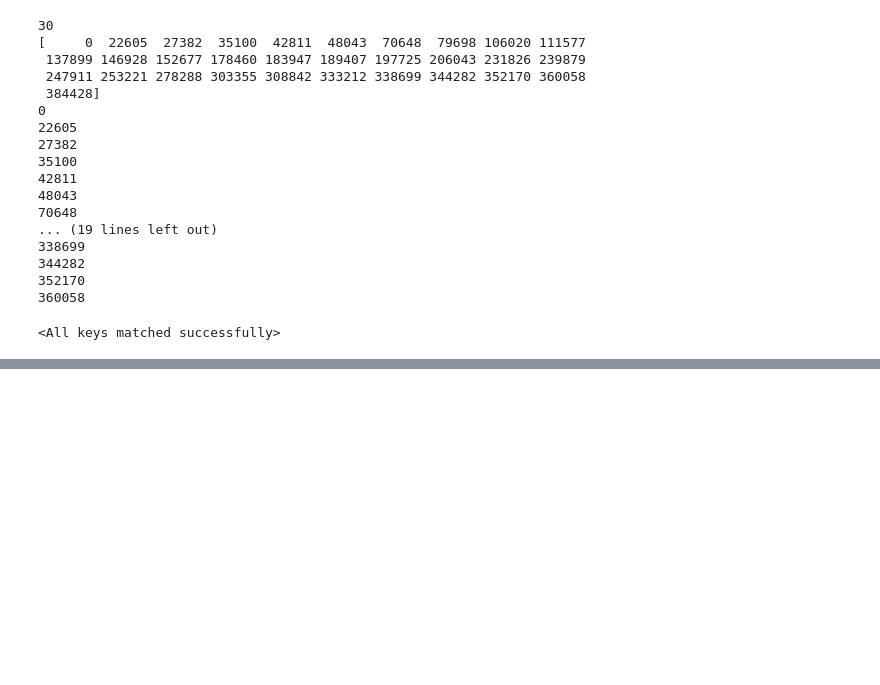
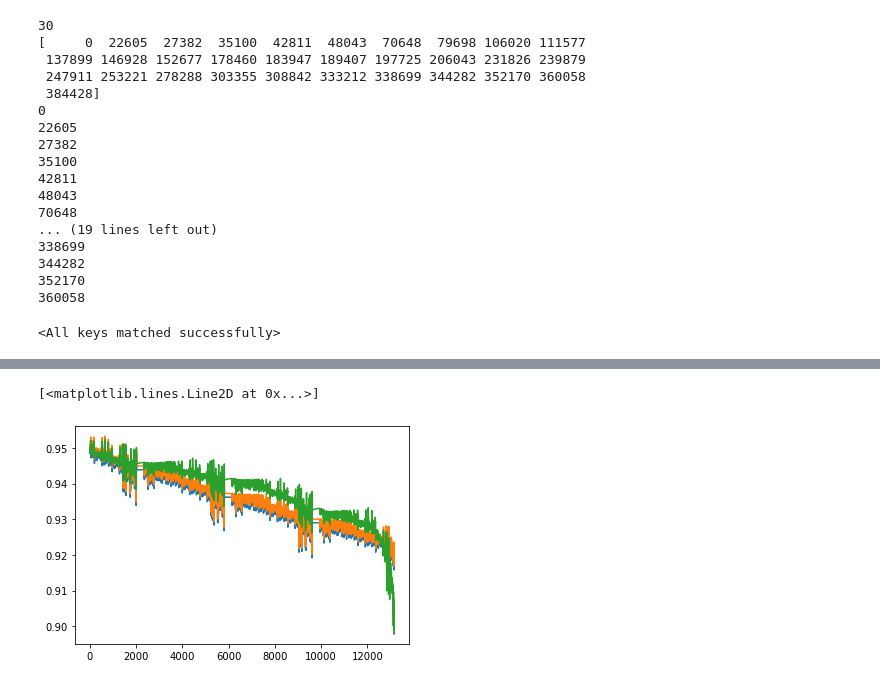
Before and after one commit to sebastianpinedaar/time-series-meta-learning, a Jupyter notebook: master-thesis/Code/meta-learning/MAML-50-50.ipynb, the cells around one changed output, grey strips where cells are left out. Saved outputs shown, nothing was run; the diff lists cells and outputs as text; code cells hidden in the pictures; blank space fills up the shorter version.

Commit message:
50 evaluation after milestone

```diff
--- a/master-thesis/Code/meta-learning/MAML-50-50.ipynb
+++ b/master-thesis/Code/meta-learning/MAML-50-50.ipynb
@@ -38,18 +38,18 @@ horizon = 10
 output_dim = 1
 
 dataset_name = "BATTERY"
-save_model_file = "model.pt"
-load_model_file = "model.pt"
+save_model_file = "model6.pt"
+load_model_file = "model6.pt"
 lower_trial = 0
 upper_trial = 3
-learning_rate = 0.01
+learning_rate = 0.0001
 meta_learning_rate = 0.005
 adaptation_steps = 10
 batch_size = 20
 model_name = "LSTM"
 is_test = 1
 patience_stopping = 20
-epochs = 1000
+epochs = 200
 noise_level = 0.0
 noise_type = "additive"
 
@@ -120,9 +120,13 @@ maml.load_state_dict(torch.load(save_model_file_2))
 <All keys matched successfully>
 # %%
 learning_rate = 0.0001
+adaptation_steps = 10
 n_domains_in_test = np.max(test_data.file_idx)+1
 horizon = 0
 error_list = []
+pred_before = []
+pred_after = []
+y_list = []
 for domain in range(n_domains_in_test):
     x_test = test_data.x
     y_test = test_data.y
@@ -194,22 +198,31 @@ for domain in range(n_domains_in_test):
 
     opt2 = optim.SGD(list(model2.parameters()), lr=learning_rate)
     #learner.module.train()
+    size_back = 300
+    step_size =  task_size*size_back
+
+    temp_pred = []
+    for idx in range(0, x_qry.shape[0], step):
+        pred = model2(model.encoder(x_qry[idx:idx+step]))
+        temp_pred.append(pred.cpu().detach().numpy())
+    pred_before.append(np.concatenate(temp_pred))
+
     #model2.eval()
     for step in range(adaptation_steps):
 
         print(step)
         #model2.train()
-        for idx in range(x_spt.shape[0]-task_size):
+        for idx in range(x_spt.shape[0]-task_size*size_back, x_spt.shape[0], step_size):
 
-            pred = model2(model.encoder(x_spt[idx:idx+50]))
-            error = mae(pred, y_spt[idx:idx+50])
-            #print(error)
+            pred = model2(model.encoder(x_spt[idx:idx+step_size]))
+            print(pred.shape)
+            error = mae(pred, y_spt[idx:idx+step_size])
+            print(error)
             opt2.zero_grad()
             error.backward()
 
             #learner.adapt(error)
             opt2.step()
-
 
     #model2.eval()
     #learner.module.eval()
@@ -224,6 +237,13 @@ for domain in range(n_domains_in_test):
 
     error = accum_error/count
 
+    temp_pred = []
+    for idx in range(0, x_qry.shape[0], step):
+        pred = model2(model.encoder(x_qry[idx:idx+step]))
+        temp_pred.append(pred.cpu().detach().numpy())
+    pred_after.append(np.concatenate(temp_pred))
+
+    y_list.append(y_qry.cpu().numpy())
     error_list.append(float(error.cpu().numpy()))
     print(np.mean(error_list))
     print(error_list)
@@ -251,0 +289,9 @@ float(error.cpu().numpy())
+# %%
+import matplotlib.pyplot as plt
+
+plt.plot(pred_after[7])
+plt.plot(pred_before[7])
+plt.plot(y_list[7])
+# %% [output]
+[<matplotlib.lines.Line2D at 0x...>]
+[figure, added]
```
Also changed, not shown: parts of 12 cells of this notebook, 19 other files.
